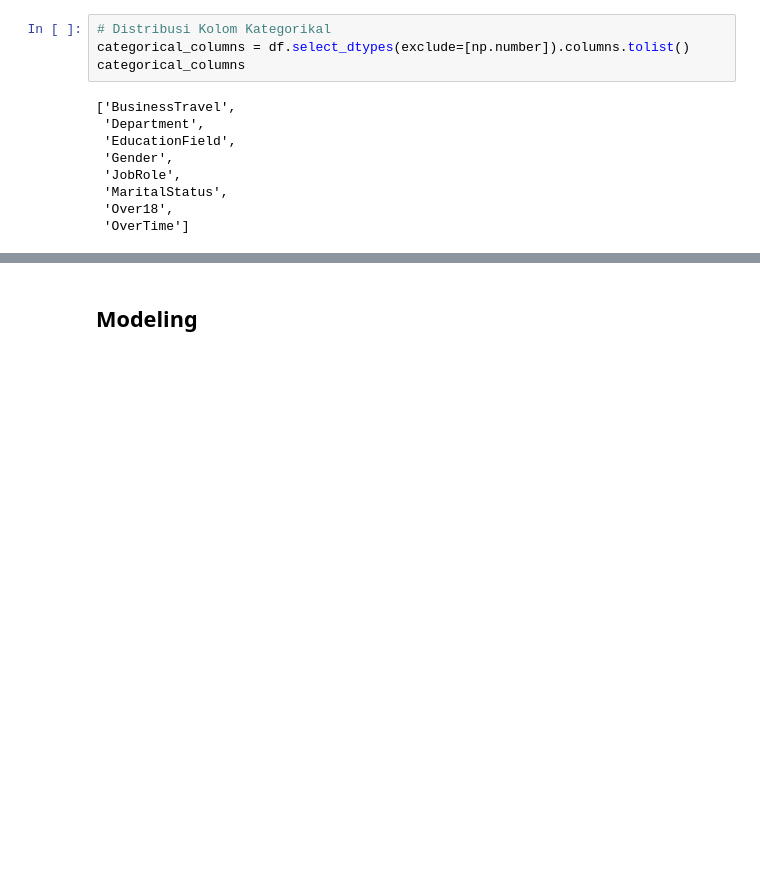
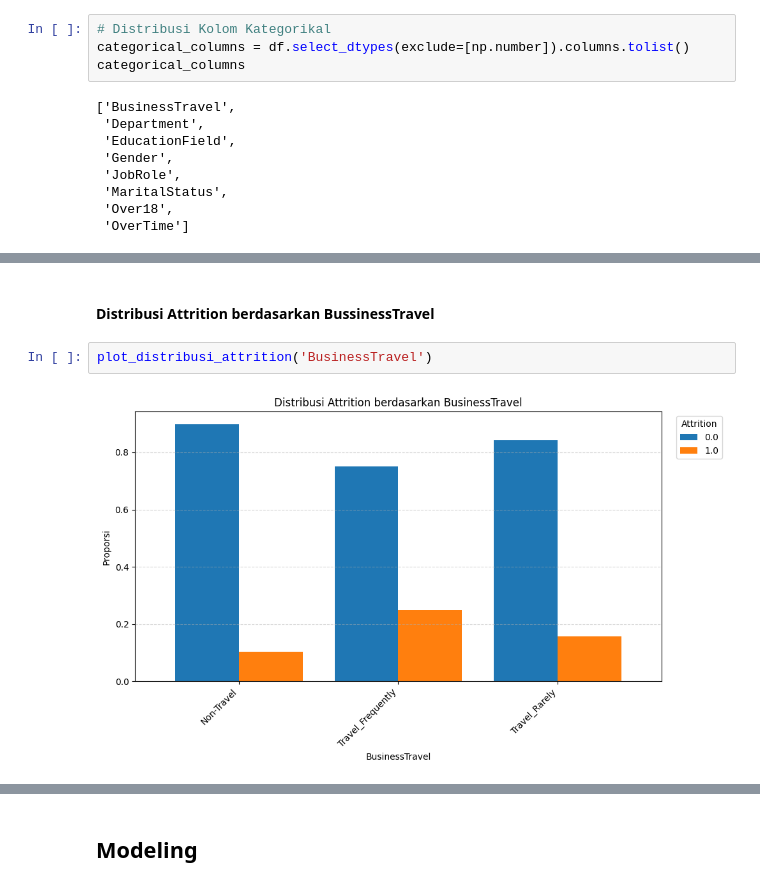
Before and after one commit to adolesans/penerapan-DS-Human-Resources, a Jupyter notebook: notebook-DS.ipynb, the cells around one changed output, grey strips where cells are left out. Drawn from its saved outputs; the diff is of its cells as text; blank space fills up the shorter version.

```diff
--- a/notebook-DS.ipynb
+++ b/notebook-DS.ipynb
@@ -442,0 +469,6 @@ categorical_columns
+# %% [markdown]
+#### Distribusi Attrition berdasarkan BussinessTravel
+# %%
+plot_distribusi_attrition('BusinessTravel')
+# %% [output]
+[figure, added]
```
Also changed, not shown: parts of 19 cells of this notebook.
